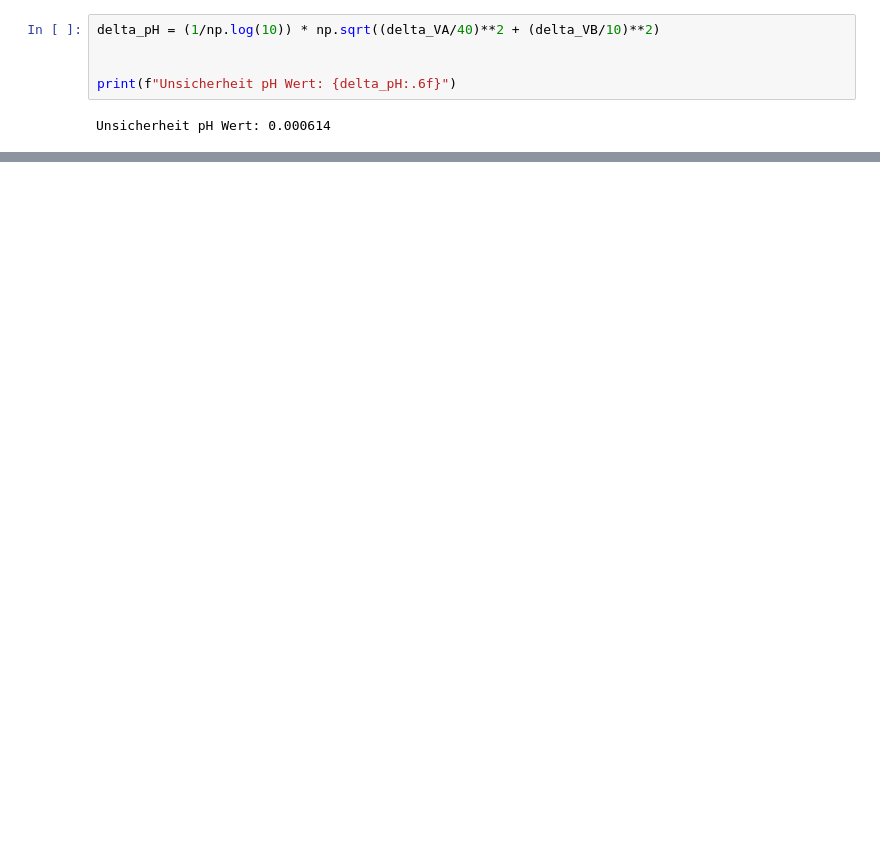
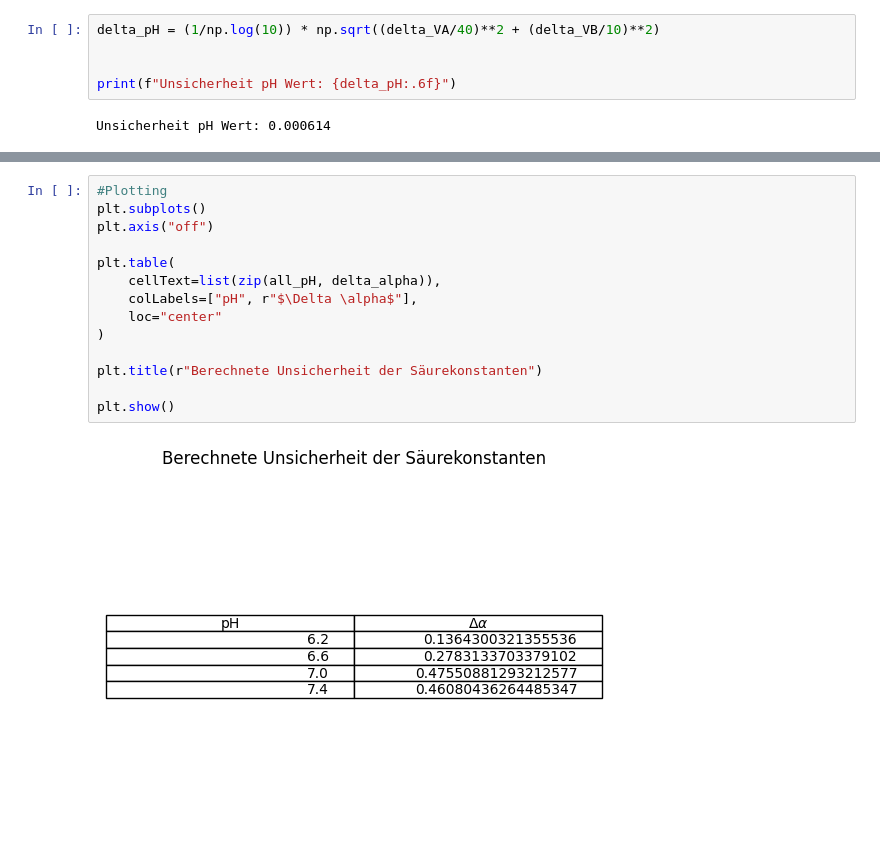
Before and after one commit to HansoTell/Computercafe, a Jupyter notebook: V6J/V6.ipynb, the cells around one changed output, grey strips where cells are left out. Saved outputs shown, nothing was run; the diff lists cells and outputs as text; blank space fills up the shorter version.

```diff
--- a/V6J/V6.ipynb
+++ b/V6J/V6.ipynb
@@ -764,0 +814,16 @@ $$
+# %%
+#Plotting
+plt.subplots()
+plt.axis("off")
+
+plt.table(
+    cellText=list(zip(all_pH, delta_alpha)),
+    colLabels=["pH", r"$\Delta \alpha$"],
+    loc="center"
+)
+
+plt.title(r"Berechnete Unsicherheit der Säurekonstanten")
+
+plt.show()
+# %% [output]
+[figure, added]
```
Also changed, not shown: parts of 10 cells of this notebook, 1 other file.
